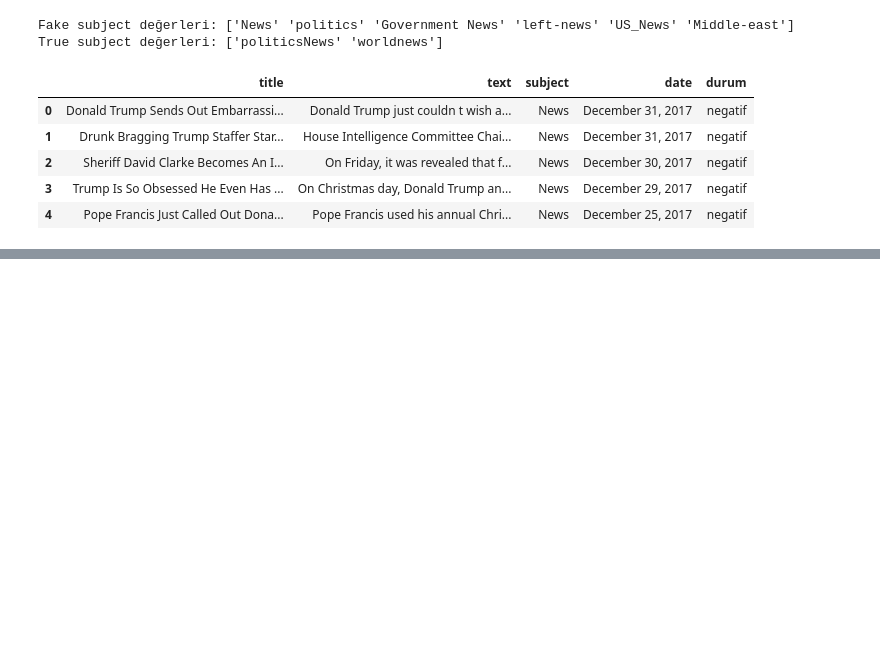
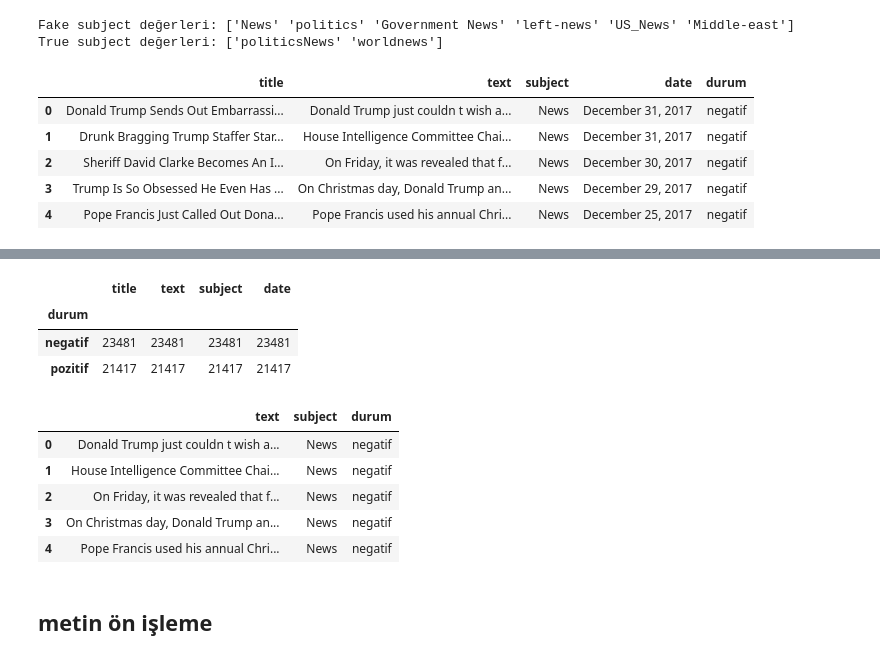
Before and after one commit to humeyragok/Fake_true_news, a Jupyter notebook: Untitled.ipynb, the cells around one changed output, grey strips where cells are left out. Drawn from its saved outputs; the diff is of its cells as text; code cells hidden in the pictures; blank space fills up the shorter version.

```diff
--- a/Untitled.ipynb
+++ b/Untitled.ipynb
@@ -140,3 +134,5 @@ df_fake.head()
 | 2 | Sheriff David Clarke Becomes An I... | On Friday, it was revealed that f... | News | December 30, 2017 | negatif |
 | 3 | Trump Is So Obsessed He Even Has ... | On Christmas day, Donald Trump an... | News | December 29, 2017 | negatif |
 | 4 | Pope Francis Just Called Out Dona... | Pope Francis used his annual Chri... | News | December 25, 2017 | negatif |
+# %%
+data = pd.concat([df_fake, df_true], ignore_index=True)
@@ -142,0 +148,21 @@ df_fake.head()
+# %%
+data.groupby("durum").count()
+# %% [output]
+|  | title | text | subject | date |
+| durum |  |  |  |  |
+| negatif | 23481 | 23481 | 23481 | 23481 |
+| pozitif | 21417 | 21417 | 21417 | 21417 |
+# %%
+data.drop("date",axis=1,inplace=True)
+data.drop("title",axis=1,inplace=True)
+# %%
+data.head()
+# %% [output]
+|  | text | subject | durum |
+| 0 | Donald Trump just couldn t wish a... | News | negatif |
+| 1 | House Intelligence Committee Chai... | News | negatif |
+| 2 | On Friday, it was revealed that f... | News | negatif |
+| 3 | On Christmas day, Donald Trump an... | News | negatif |
+| 4 | Pope Francis used his annual Chri... | News | negatif |
+# %% [markdown]
+## metin ön işleme
```
Also changed, not shown: parts of 20 cells of this notebook.
